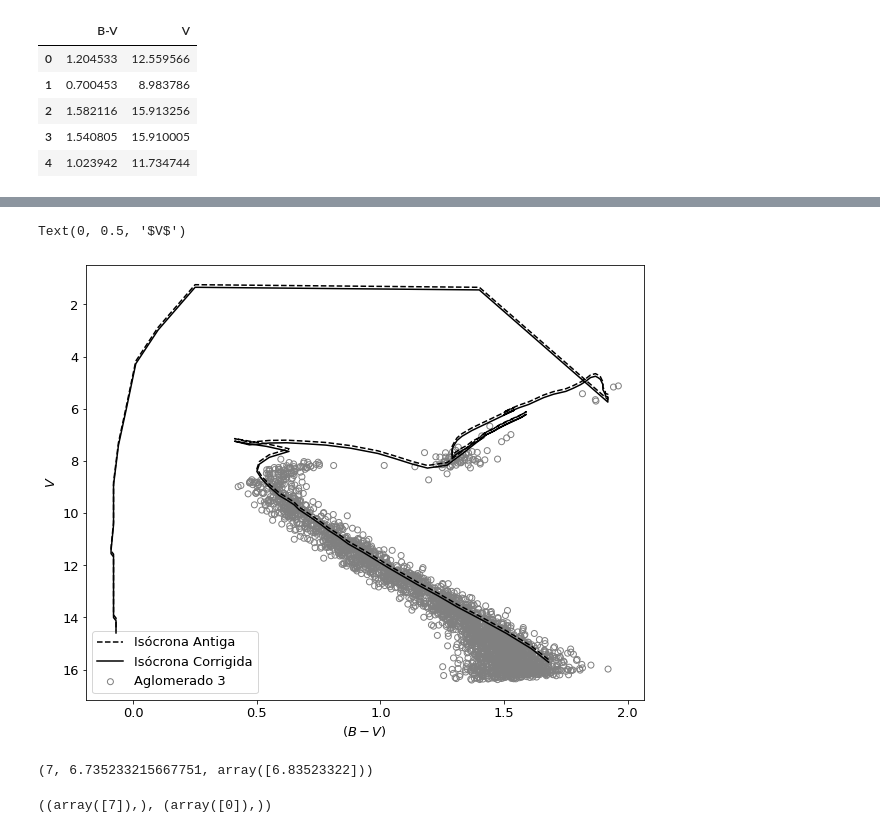
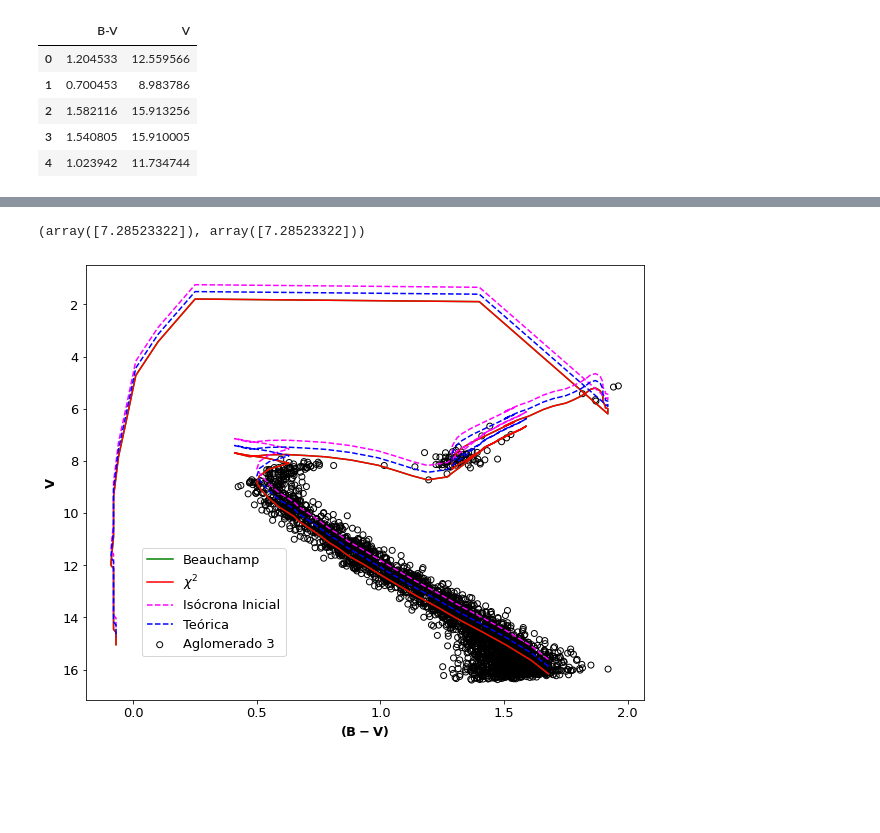
Before and after one commit to jppirest/mw_substructures, a Jupyter notebook: dados/Ag_Simulados/P2/3.ipynb, the cells around one changed output, grey strips where cells are left out. Saved outputs shown, nothing was run; the diff lists cells and outputs as text; code cells hidden in the pictures; blank space fills up the shorter version.

```diff
--- a/dados/Ag_Simulados/P2/3.ipynb
+++ b/dados/Ag_Simulados/P2/3.ipynb
@@ -49,5 +27,3 @@ idade3 = f1(ag3['TurnOffColor ']-E)
 idade3
 # %% [output]
 array([8.87437334])
-# %%
-idade3=8.9
@@ -166,0 +92,19 @@ local
+# %%
+def jpt(X,Y):
+    array = (X - Y)
+    array = np.sum(array**2, axis = 1)
+    A, B = np.partition(array, 1)[0:2]
+    C = np.where(array==A)[0][0]
+    D = np.where(array==B)[0][0]
+    return C,D
+
+
+def frayn(X1,X2,X3):
+    h = 2*((X3[0]-X1[0])*(X2[1]-X1[1]) - (X3[1]-X1[1])*(X2[0]-X1[0]))/np.sqrt(dist(X1,X2))
+    return h**2
+
+def dist(X,Y):
+    distancia = 0
+    for j in range(len(X)):
+        distancia+= (X[j] - Y[j])**2
+    return distancia
@@ -167,32 +162,34 @@ local
+# %%
+beau = np.where(Beauchamp==min(Beauchamp))[0]
+noweight = np.where(chisquared==min(chisquared))[0] ## Definindo os valores onde a funcao definida é mínima
+# %%
+observado = 7 #V-Mv
+
+minimo_beau = modulo_distancia[beau]
+minimo_chi = modulo_distancia[noweight]
+minimo_chi,minimo_beau
+# %% [output]
+(array([7.28523322]), array([7.28523322]))
 # %%
 plt.rc('xtick', labelsize=13)
 plt.rc('ytick', labelsize=13)
 
 
 font = {'family' : 'sans-serif',
         'weight' : 'normal',
         'size'   : 13}
 
 plt.rc('font', **font)
 
 fig,ax = plt.subplots(figsize=(10,8)) #(figsize=(10,8))
 plt.gca().invert_yaxis()
-plt.plot(iso3['(B-V)o'] + E,iso3['Mv'] + modulodist ,  '--', label = 'Isócrona Antiga', color = 'black', zorder = 10)
-plt.plot(iso3['(B-V)o'] + E,iso3['Mv'] + modulodist + 0.05*local[0], label = 'Isócrona Corrigida', color = 'black', zorder = 10)
-plt.scatter(i3['B-V'] ,i3['V'], label = 'Aglomerado 3', color = 'none', edgecolor = 'grey')
-plt.legend(frameon=True)
-plt.xlabel(r"$(B-V)$")
-plt.ylabel(r"$V$")
-#plt.title('Ajuste da Isócrona de log(Age ) = 7.0 \n Método Slope Aglomerado')
+plt.plot(iso3['(B-V)o'] + E, iso3['Mv'] + minimo_beau , label = 'Beauchamp', color = 'green', zorder = 10)
+plt.plot(iso3['(B-V)o'] + E, iso3['Mv'] + minimo_chi , label = r'$ \chi^2 $', color = 'red', zorder = 10)
+plt.plot(iso3['(B-V)o'] + E,iso3['Mv'] + modulodist_inicial , '--', label = 'Isócrona Inicial', color = 'magenta', zorder = 10)
+plt.plot(iso3['(B-V)o'] + E,iso3['Mv'] + observado , '--', label = 'Teórica', color = 'blue', zorder = 10)
+plt.scatter(i3['B-V'] ,i3['V'], label = 'Aglomerado 3', color = 'none', edgecolor = 'black')
+plt.legend(frameon=True, loc = [0.1,0.1])
+plt.xlabel(r"$ \mathbf{(B-V)}$")
+plt.ylabel(r"$ \mathbf{V}$");
 # %% [output]
-Text(0, 0.5, '$V$')
-[figure, old version]
+[figure, new version]
-# %%
-real = 7 #- 0.5*3.1
-real, modulodist, modulodist + local[0]*0.05
-# %% [output]
-(7, 6.735233215667751, array([6.83523322]))
-# %%
-np.where(medias[0]==medias[0].min()),np.where(medias[1]==medias[1].min())
-# %% [output]
-((array([7]),), (array([0]),))
```
Also changed, not shown: parts of 22 cells of this notebook, 3 other files.
